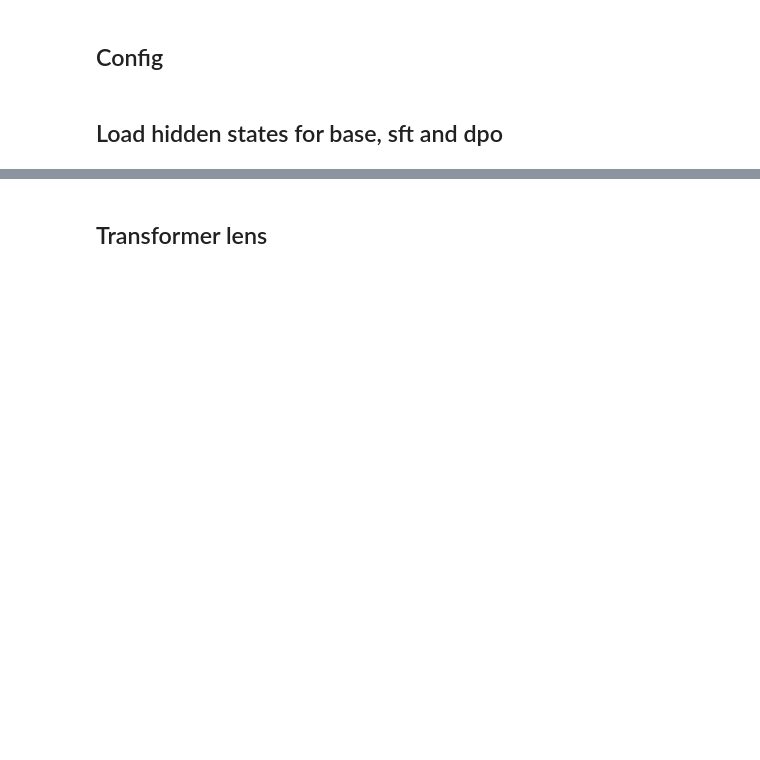
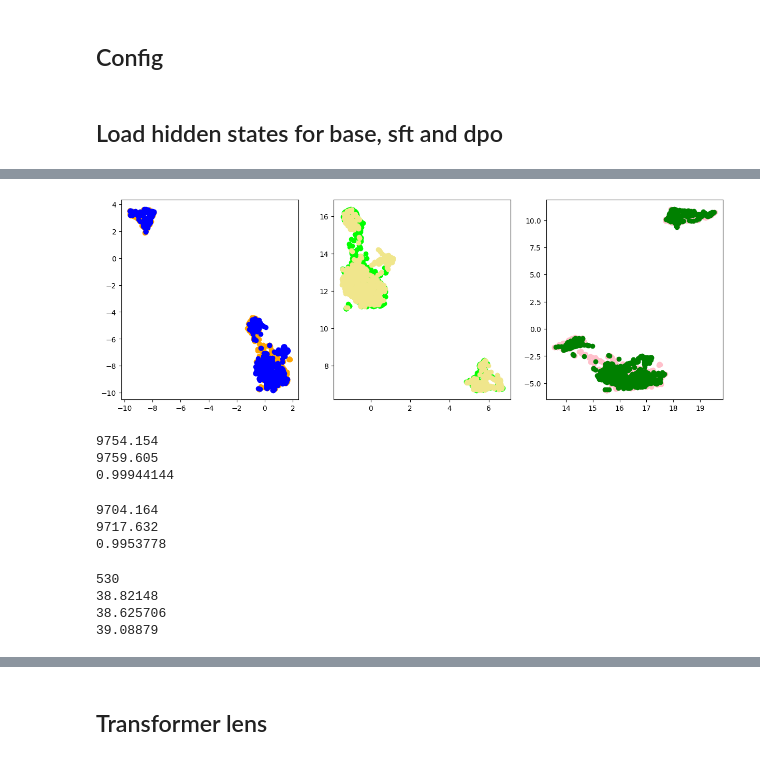
Before and after one commit to lauraaisling/analyse-llms, a Jupyter notebook: notebooks/Jigsaw_Toxic.ipynb, the cells around one changed output, grey strips where cells are left out. Saved outputs shown, nothing was run; the diff lists cells and outputs as text; code cells hidden in the pictures; blank space fills up the shorter version.

```diff
--- a/notebooks/Jigsaw_Toxic.ipynb
+++ b/notebooks/Jigsaw_Toxic.ipynb
@@ -102,0 +130,47 @@ They're exactly the same
+# %%
+f, (ax1, ax2, ax3) = plt.subplots(1, 3, figsize=(15, 5))
+for i in range(2):
+  ax1.scatter(XY_UMAP[i*n:i*n+n,0],
+                        XY_UMAP[i*n:i*n+n,1],
+                        c=colors[i%colors.size],
+                        label = 'cluster '+str(i))
+
+for i in range(2):
+  ax2.scatter(XY_UMAP[2*n + i*n:2*n + i*n+n,0],
+                        XY_UMAP[2*n + i*n:2*n + i*n+n,1],
+                        c=colors[2+i%colors.size],
+                        label = 'cluster '+str(2+i))
+
+for i in range(2):
+  ax3.scatter(XY_UMAP[4*n + i*n:4*n + i*n+n,0],
+                        XY_UMAP[4*n + i*n:4*n + i*n+n,1],
+                        c=colors[4+i%colors.size],
+                        label = 'cluster '+str(4+i))
+# %% [output]
+[figure, added]
+# %%
+print(np.dot(x[0], x[1000]))
+print(np.linalg.norm(x[0])*np.linalg.norm(x[1000]))
+print( np.dot(x[0], x[1000]) / (np.linalg.norm(x[0])*np.linalg.norm(x[1000])) )
+# %% [output]
+9754.154
+9759.605
+0.99944144
+# %%
+print(np.dot(x[0], x[2000]))
+print(np.linalg.norm(x[0])*np.linalg.norm(x[2000]))
+print( np.dot(x[i], x[2000]) / (np.linalg.norm(x[0])*np.linalg.norm(x[2000])) )
+# %% [output]
+9704.164
+9717.632
+0.9953778
+# %%
+print( np.argmax(x[0]) )
+print(x[0][530])
+print(x[1000][530])
+print(x[2000][530])
+# %% [output]
+530
+38.82148
+38.625706
+39.08879
```
Also changed, not shown: parts of 66 cells of this notebook, 2 other files.
